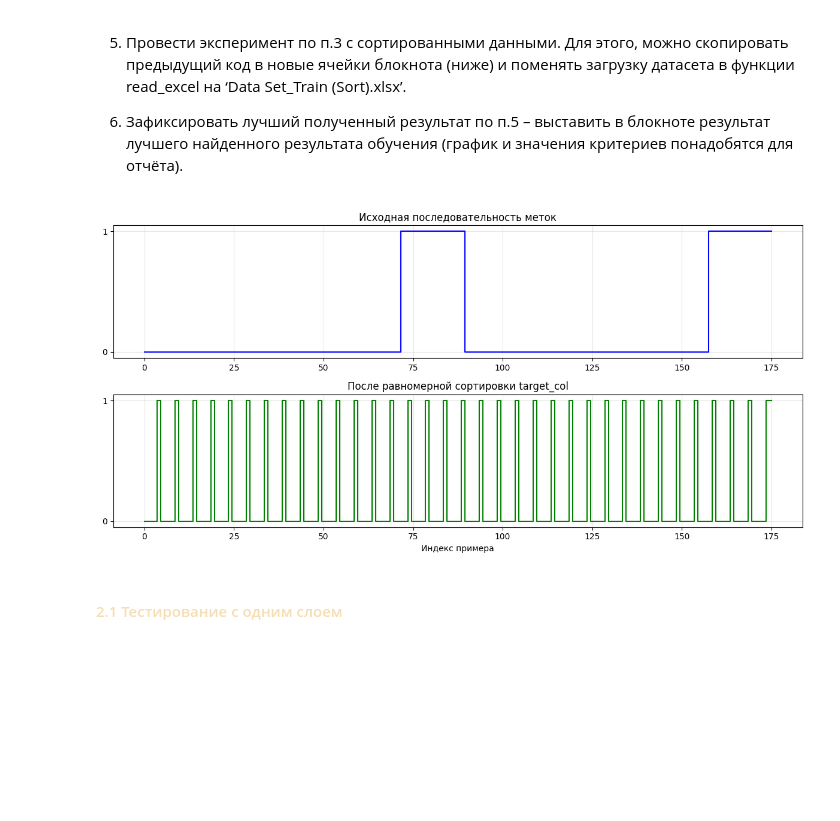
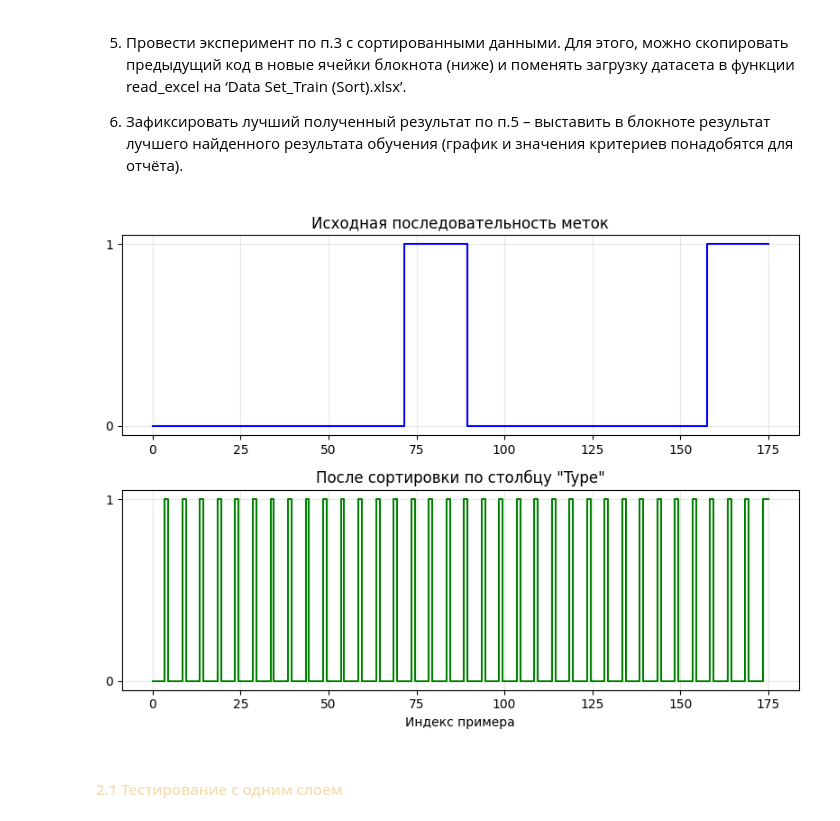
Before and after one commit to Bexaric/LB3_ML_Yakushev, a Jupyter notebook: notebook/Part2_MLPClassifier.ipynb, the cells around one changed output. Saved outputs shown, nothing was run; the diff lists cells and outputs as text; code cells hidden in the pictures; blank space fills up the shorter version.

```diff
--- a/notebook/Part2_MLPClassifier.ipynb
+++ b/notebook/Part2_MLPClassifier.ipynb
@@ -670,23 +786,23 @@ data_y_sorted = V13_sorted[target_col].values
 
 V13_sorted.to_excel('data/processed/Data_Set_sorted.xlsx', index=False)
 # %%
-fig, axes = plt.subplots(2, 1, figsize=(12, 6))
+fig, axes = plt.subplots(2, 1, figsize=(8, 6))
 
 axes[0].step(np.arange(len(data_y)), data_y, where='mid', color='blue')
 axes[0].set_title('Исходная последовательность меток')
 axes[0].set_yticks([0, 1])
 axes[0].grid(True, alpha=0.3)
 
 axes[1].step(np.arange(len(data_y_sorted)), data_y_sorted, where='mid', color='green')
-axes[1].set_title('После равномерной сортировки target_col')
+axes[1].set_title('После сортировки по столбцу "Type"')
 axes[1].set_xlabel('Индекс примера')
 axes[1].set_yticks([0, 1])
 axes[1].grid(True, alpha=0.3)
 
 plt.tight_layout()
 plt.show()
 # %% [output]
-[figure, old version]
+[figure, new version]
 # %% [markdown]
 #### <font color='#F5DEB3'> 2.1 Тестирование с одним слоем
 # %%
```
Also changed, not shown: parts of 19 cells of this notebook, 14 other files.
